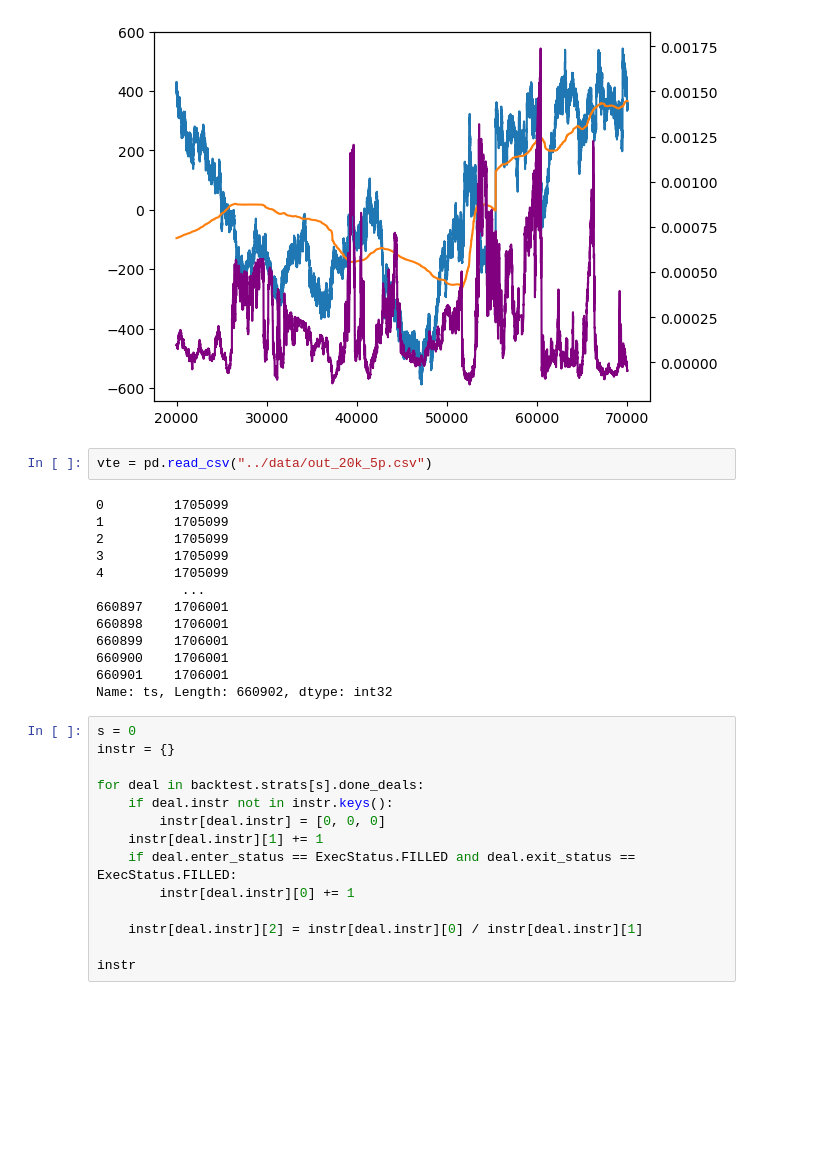
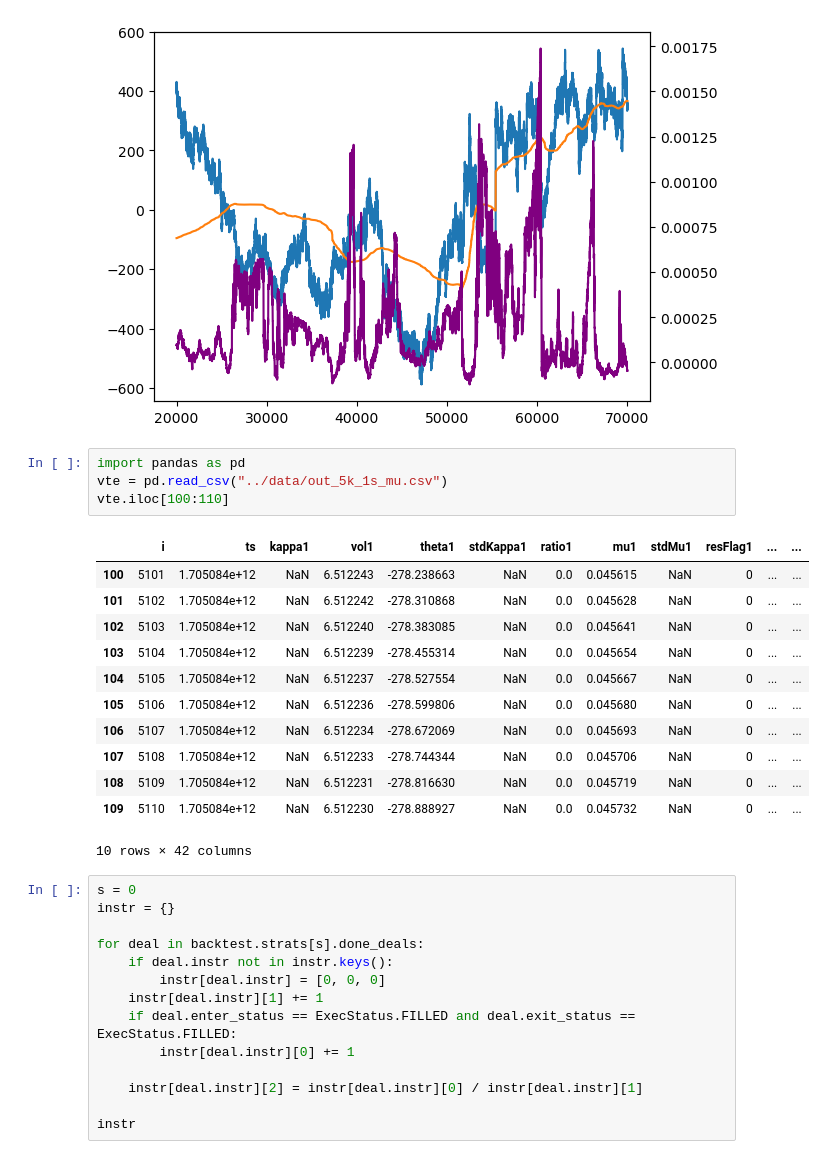
Before and after one commit to RVdeported/trading-backtest, a Jupyter notebook: demo.ipynb, the cells around one changed output. Drawn from its saved outputs; the diff is of its cells as text; blank space fills up the shorter version.

```diff
--- a/demo.ipynb
+++ b/demo.ipynb
@@ -166,21 +235,23 @@ ax.plot(df_merged.loc[sample:sample+l, "theta1"])
 plt.show()
 # %% [output]
 [figure]
-# %%
-vte = pd.read_csv("../data/out_20k_5p.csv")
-# %% [output]
-0         1705099
-1         1705099
-2         1705099
-3         1705099
-4         1705099
-           ...
-660897    1706001
-660898    1706001
-660899    1706001
-660900    1706001
-660901    1706001
-Name: ts, Length: 660902, dtype: int32
+# %%
+import pandas as pd
+vte = pd.read_csv("../data/out_5k_1s_mu.csv")
+vte.iloc[100:110]
+# %% [output]
+|  | i | ts | kappa1 | vol1 | theta1 | stdKappa1 | ratio1 | mu1 | stdMu1 | resFlag1 | ... | ... |
+| 100 | 5101 | 1.705084e+12 | NaN | 6.512243 | -278.238663 | NaN | 0.0 | 0.045615 | NaN | 0 | ... | ... |
+| 101 | 5102 | 1.705084e+12 | NaN | 6.512242 | -278.310868 | NaN | 0.0 | 0.045628 | NaN | 0 | ... | ... |
+| 102 | 5103 | 1.705084e+12 | NaN | 6.512240 | -278.383085 | NaN | 0.0 | 0.045641 | NaN | 0 | ... | ... |
+| 103 | 5104 | 1.705084e+12 | NaN | 6.512239 | -278.455314 | NaN | 0.0 | 0.045654 | NaN | 0 | ... | ... |
+| 104 | 5105 | 1.705084e+12 | NaN | 6.512237 | -278.527554 | NaN | 0.0 | 0.045667 | NaN | 0 | ... | ... |
+| 105 | 5106 | 1.705084e+12 | NaN | 6.512236 | -278.599806 | NaN | 0.0 | 0.045680 | NaN | 0 | ... | ... |
+| 106 | 5107 | 1.705084e+12 | NaN | 6.512234 | -278.672069 | NaN | 0.0 | 0.045693 | NaN | 0 | ... | ... |
+| 107 | 5108 | 1.705084e+12 | NaN | 6.512233 | -278.744344 | NaN | 0.0 | 0.045706 | NaN | 0 | ... | ... |
+| 108 | 5109 | 1.705084e+12 | NaN | 6.512231 | -278.816630 | NaN | 0.0 | 0.045719 | NaN | 0 | ... | ... |
+| 109 | 5110 | 1.705084e+12 | NaN | 6.512230 | -278.888927 | NaN | 0.0 | 0.045732 | NaN | 0 | ... | ... |
+10 rows × 42 columns
 # %%
 s = 0
 instr = {}
```
Also changed, not shown: parts of 3 cells of this notebook, 5 other files.
